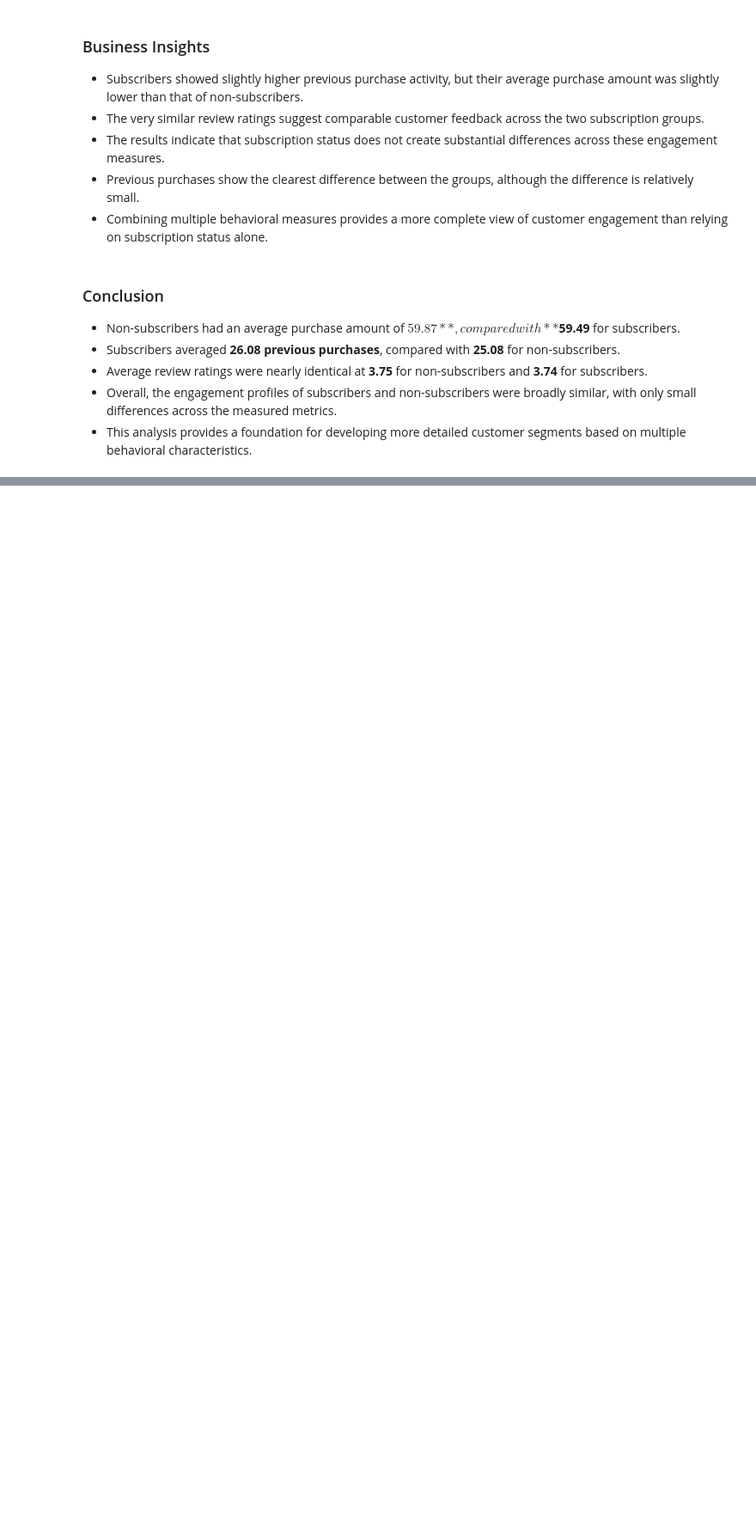
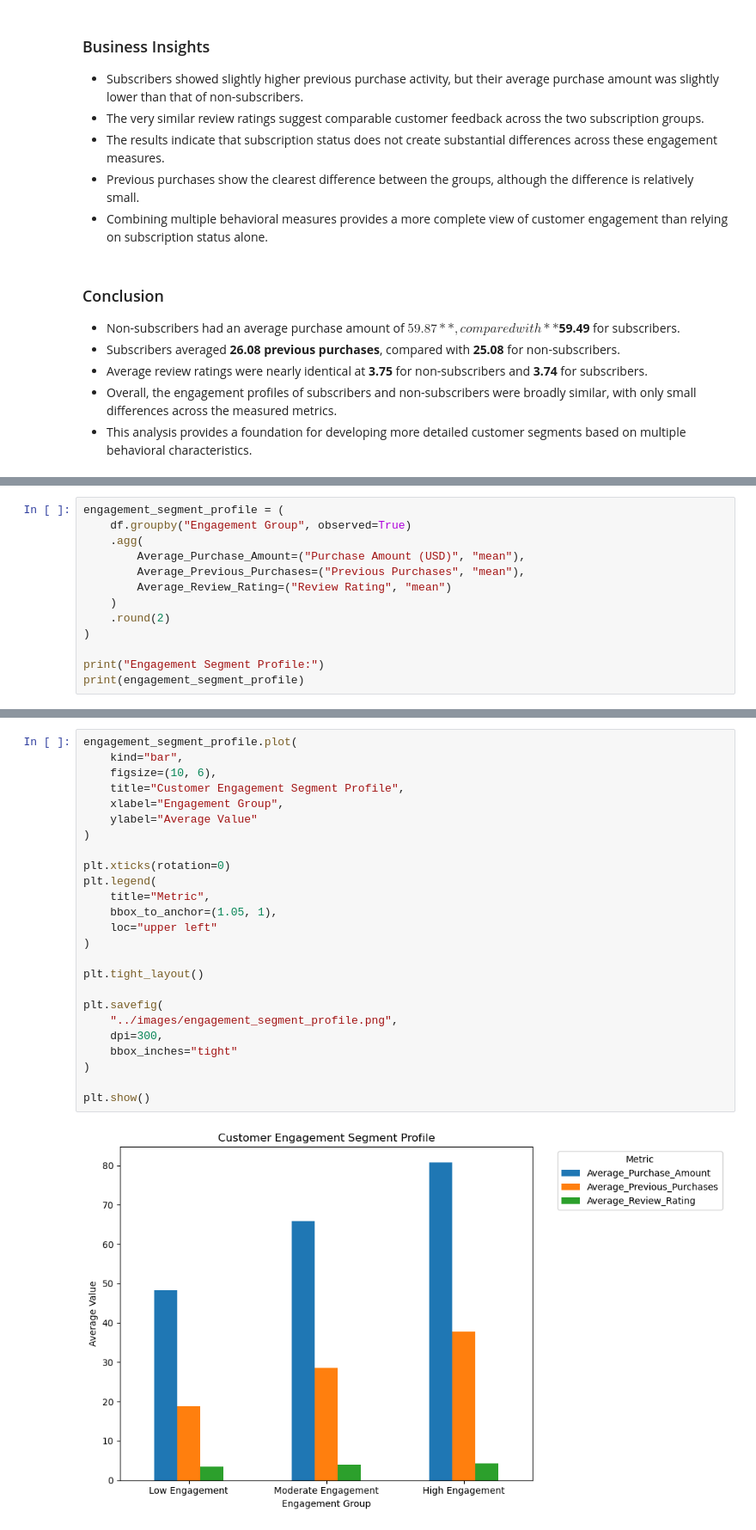
Before and after one commit to kalaranjani-a/customer-shopping-behavior-analysis, a Jupyter notebook: notebooks/customer_shopping_analysis.ipynb, the cells around one changed output, grey strips where cells are left out. Shown at 86% size. Cells and saved outputs as stored; diff of their text form; blank space fills up the shorter version.

```diff
--- a/notebooks/customer_shopping_analysis.ipynb
+++ b/notebooks/customer_shopping_analysis.ipynb
@@ -3532,0 +3878,13 @@ plt.show()
+# %%
+engagement_segment_profile = (
+    df.groupby("Engagement Group", observed=True)
+    .agg(
+        Average_Purchase_Amount=("Purchase Amount (USD)", "mean"),
+        Average_Previous_Purchases=("Previous Purchases", "mean"),
+        Average_Review_Rating=("Review Rating", "mean")
+    )
+    .round(2)
+)
+
+print("Engagement Segment Profile:")
+print(engagement_segment_profile)
@@ -3532,0 +3946,27 @@ plt.show()
+# %%
+engagement_segment_profile.plot(
+    kind="bar",
+    figsize=(10, 6),
+    title="Customer Engagement Segment Profile",
+    xlabel="Engagement Group",
+    ylabel="Average Value"
+)
+
+plt.xticks(rotation=0)
+plt.legend(
+    title="Metric",
+    bbox_to_anchor=(1.05, 1),
+    loc="upper left"
+)
+
+plt.tight_layout()
+
+plt.savefig(
+    "../images/engagement_segment_profile.png",
+    dpi=300,
+    bbox_inches="tight"
+)
+
+plt.show()
+# %% [output]
+[figure, added]
```
Also changed, not shown: parts of 33 cells of this notebook, 2 other files.
